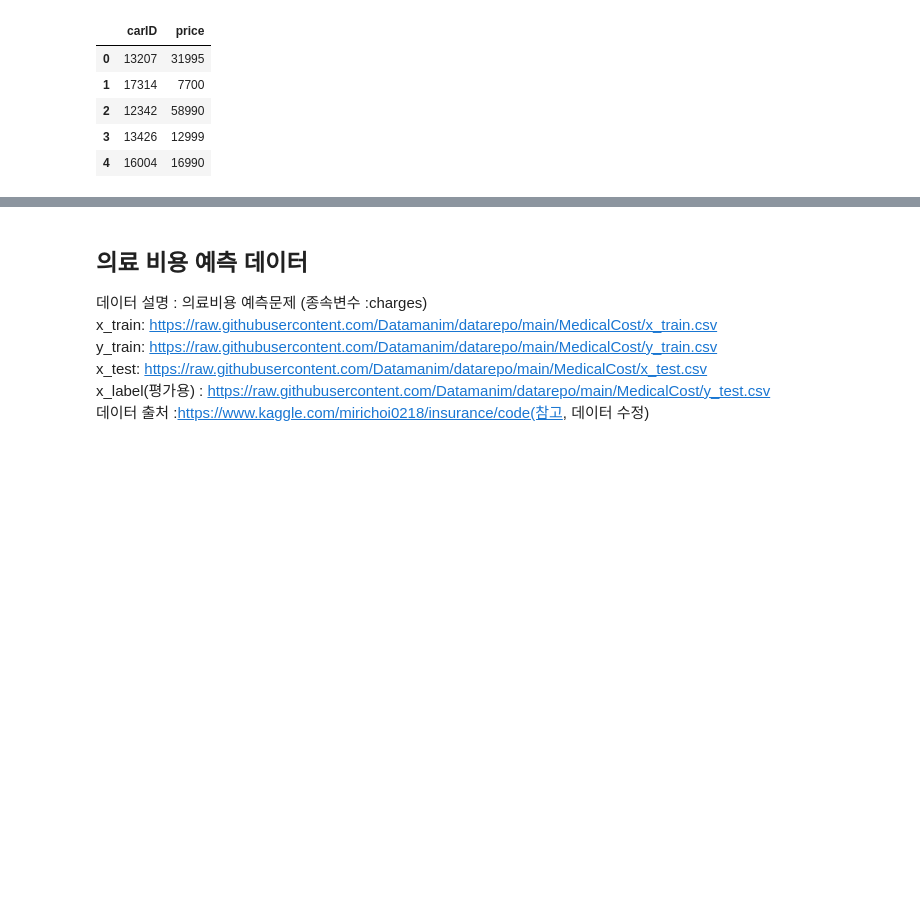
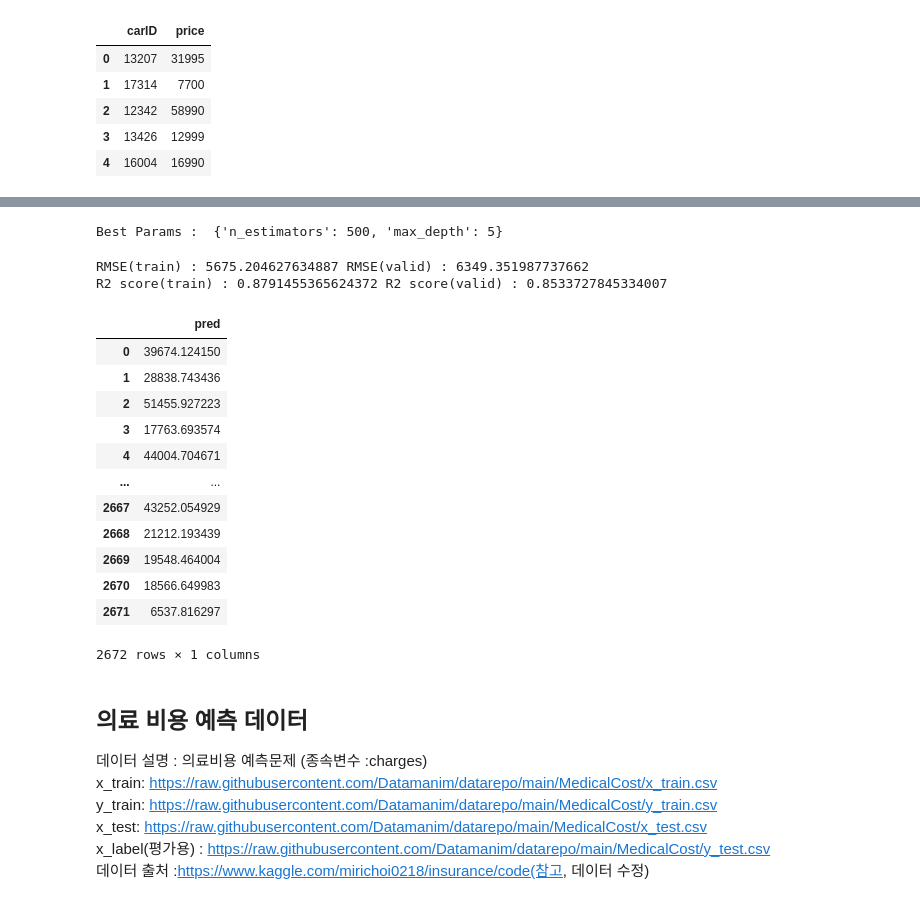
Before and after one commit to cms6090/Big-Data-Analysis, a Jupyter notebook: 2유형/데이터 마이닝(best).ipynb, the cells around one changed output, grey strips where cells are left out. Saved outputs shown, nothing was run; the diff lists cells and outputs as text; code cells hidden in the pictures; blank space fills up the shorter version.

```diff
--- a/2유형/데이터 마이닝(best).ipynb
+++ b/2유형/데이터 마이닝(best).ipynb
@@ -1738,0 +1465,15 @@ data
+# %%
+drop_col = ["carID"]
+x_train_drop = x_train.drop(columns = drop_col)
+x_test_drop = x_test.drop(columns = drop_col)
+y = y_train["price"]
+
+from sklearn.preprocessing import StandardScaler
+scaler = StandardScaler()
+column = x_train_drop.select_dtypes(exclude = object).columns
+x_train_drop[column] = scaler.fit_transform(x_train_drop[column])
+x_test_drop[column] = scaler.transform(x_test_drop[column])
+
+x_train_dummies = pd.get_dummies(x_train_drop)
+x_test_dummies = pd.get_dummies(x_test_drop)
+x_test_dummies = x_test_dummies.reindex(columns = x_train_dummies.columns, fill_value = 0)
@@ -1739,3 +1515,64 @@ data
+# %%
+best_estimator = RandomForestRegressor(random_state = 23)
+scoring = "neg_root_mean_squared_error"
+
+param_dist = {
+    "n_estimators" : [100, 200, 300, 500],
+    "max_depth" : [3, 4, 5],
+}
+
+from sklearn.model_selection import RandomizedSearchCV
+random_search = RandomizedSearchCV(
+    best_estimator,
+    param_dist,
+    scoring = scoring,
+    n_iter = 5,
+    cv = 3,
+    random_state = 23
+)
+
+random_search.fit(X_train, Y_train)
+print("Best Params : ", random_search.best_params_)
+# %% [output]
+Best Params :  {'n_estimators': 500, 'max_depth': 5}
+# %%
+best_model = random_search.best_estimator_
+
+pred_train = best_model.predict(X_train)
+pred_valid = best_model.predict(X_valid)
+
+rmse_train = root_mean_squared_error(Y_train, pred_train)
+rmse_valid = root_mean_squared_error(Y_valid, pred_valid)
+
+r2_train = r2_score(Y_train, pred_train)
+r2_valid = r2_score(Y_valid, pred_valid)
+
+print("RMSE(train) :", rmse_train, "RMSE(valid) :", rmse_valid)
+print("R2 score(train) :", r2_train, "R2 score(valid) :", r2_valid)
+# %% [output]
+RMSE(train) : 5675.204627634887 RMSE(valid) : 6349.351987737662
+R2 score(train) : 0.8791455365624372 R2 score(valid) : 0.8533727845334007
+# %%
+pred = best_model.predict(x_test_dummies)
+df = pd.DataFrame({
+    "pred":pred
+})
+
+df
+# %% [output]
+|  | pred |
+| 0 | 39674.124150 |
+| 1 | 28838.743436 |
+| 2 | 51455.927223 |
+| 3 | 17763.693574 |
+| 4 | 44004.704671 |
+| ... | ... |
+| 2667 | 43252.054929 |
+| 2668 | 21212.193439 |
+| 2669 | 19548.464004 |
+| 2670 | 18566.649983 |
+| 2671 | 6537.816297 |
+2672 rows × 1 columns
 # %% [markdown]
 ## 의료 비용 예측 데이터
 데이터 설명 : 의료비용 예측문제 (종속변수 :charges)
```
Also changed, not shown: parts of 246 cells of this notebook, 1 other file.
